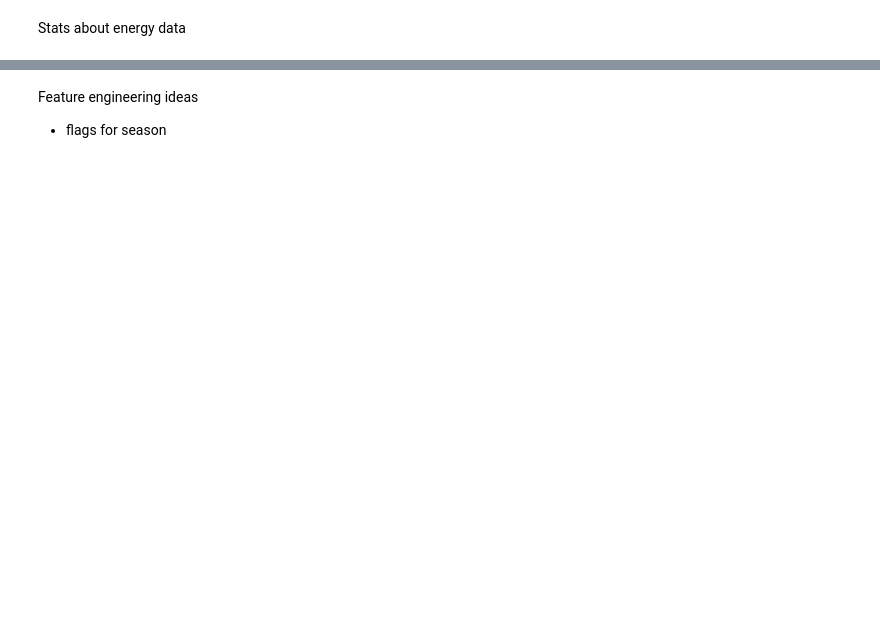
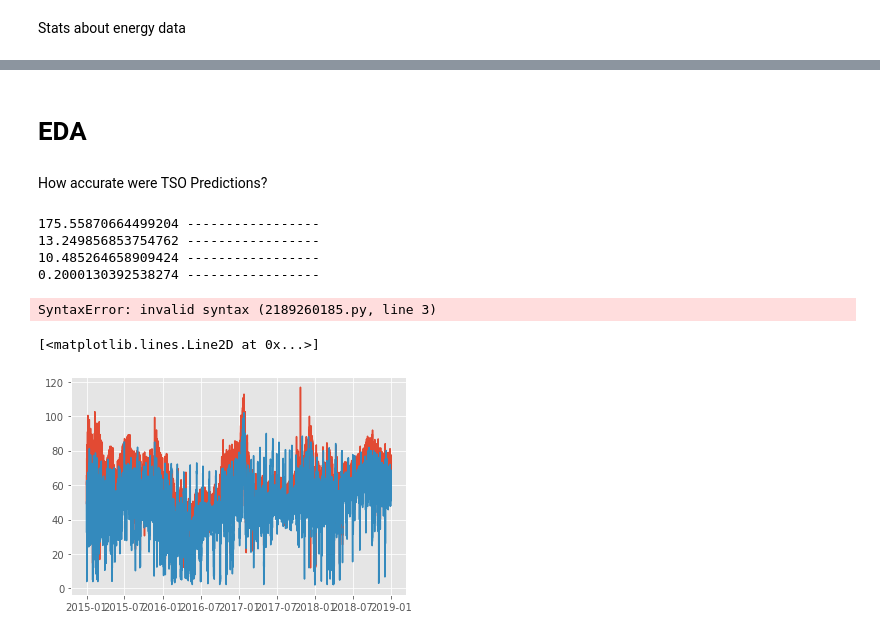
Before and after one commit to KishenSharma6/EnergyPricePredictor, a Jupyter notebook: Notebooks/EDA/EnergyDataEDA.ipynb, the cells around one changed output, grey strips where cells are left out. Drawn from its saved outputs; the diff is of its cells as text; code cells hidden in the pictures; blank space fills up the shorter version.

```diff
--- a/Notebooks/EDA/EnergyDataEDA.ipynb
+++ b/Notebooks/EDA/EnergyDataEDA.ipynb
@@ -183,3 +123,37 @@ clean_weather.groupby(["city_name"]).temp.plot(ax=ax[1]);
-# %% [markdown]
-Feature engineering ideas
-- flags for season
+# %% [markdown]
+# EDA
+# %% [markdown]
+How accurate were TSO Predictions?
+# %%
+tso_preds= clean_energy.loc[:,"price day ahead"].values
+y= clean_energy.loc[:,"price actual"].values
+
+from sklearn.metrics import mean_squared_error, mean_absolute_error, mean_absolute_percentage_error
+
+#MSE, RMSE, MAE, MAPE
+mse= mean_squared_error(y, tso_preds)
+rmse= np.sqrt(mse)
+mae= mean_absolute_error(y, tso_preds)
+mape= mean_absolute_percentage_error(y, tso_preds)
+
+metrics= [mse, rmse, mae, mape]
+
+for metric in metrics:
+    print(str(metric),"-----------------")
+# %% [output]
+175.55870664499204 -----------------
+13.249856853754762 -----------------
+10.485264658909424 -----------------
+0.2000130392538274 -----------------
+# %%
+f, ax= plt.subplots(nrows=3, n_cols= 1, figsize= (15, 10))
+
+for
+# %% [output]
+SyntaxError: invalid syntax (2189260185.py, line 3)
+# %%
+plt.plot(clean_energy.index, y)
+plt.plot(clean_energy.index, tso_preds)
+# %% [output]
+[<matplotlib.lines.Line2D at 0x...>]
+[figure, added]
```
Also changed, not shown: parts of 14 cells of this notebook.
